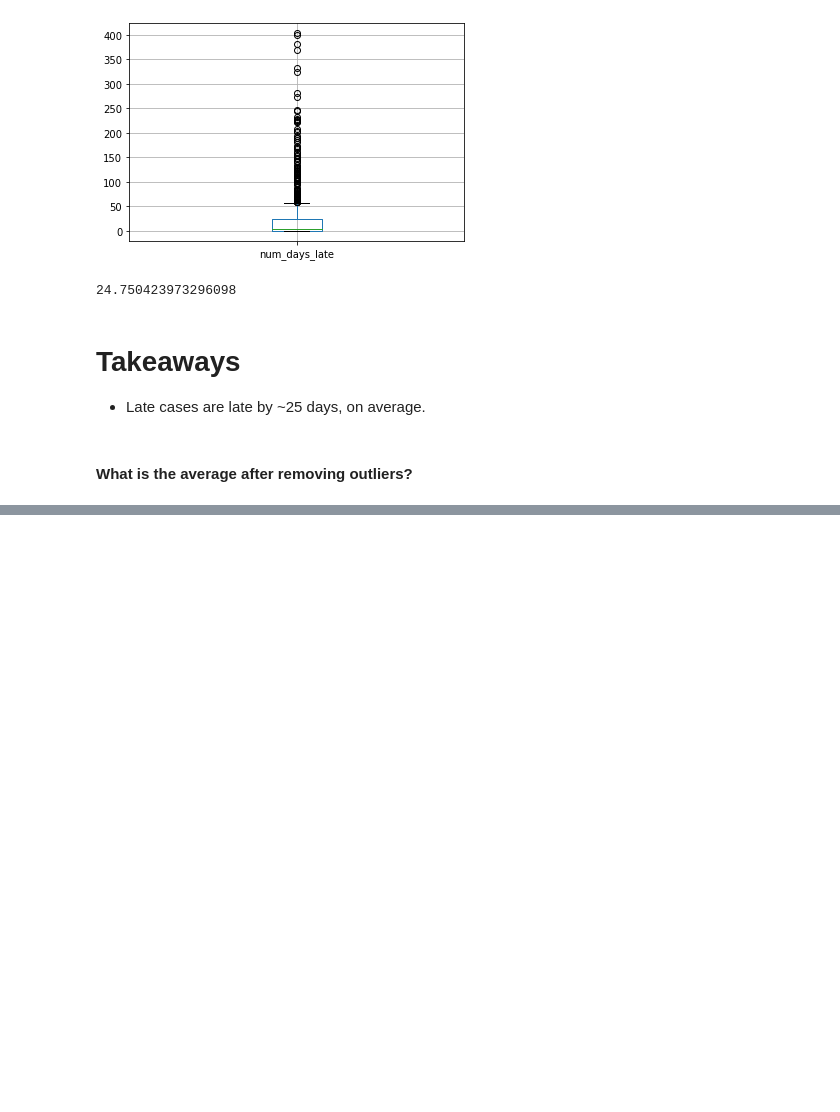
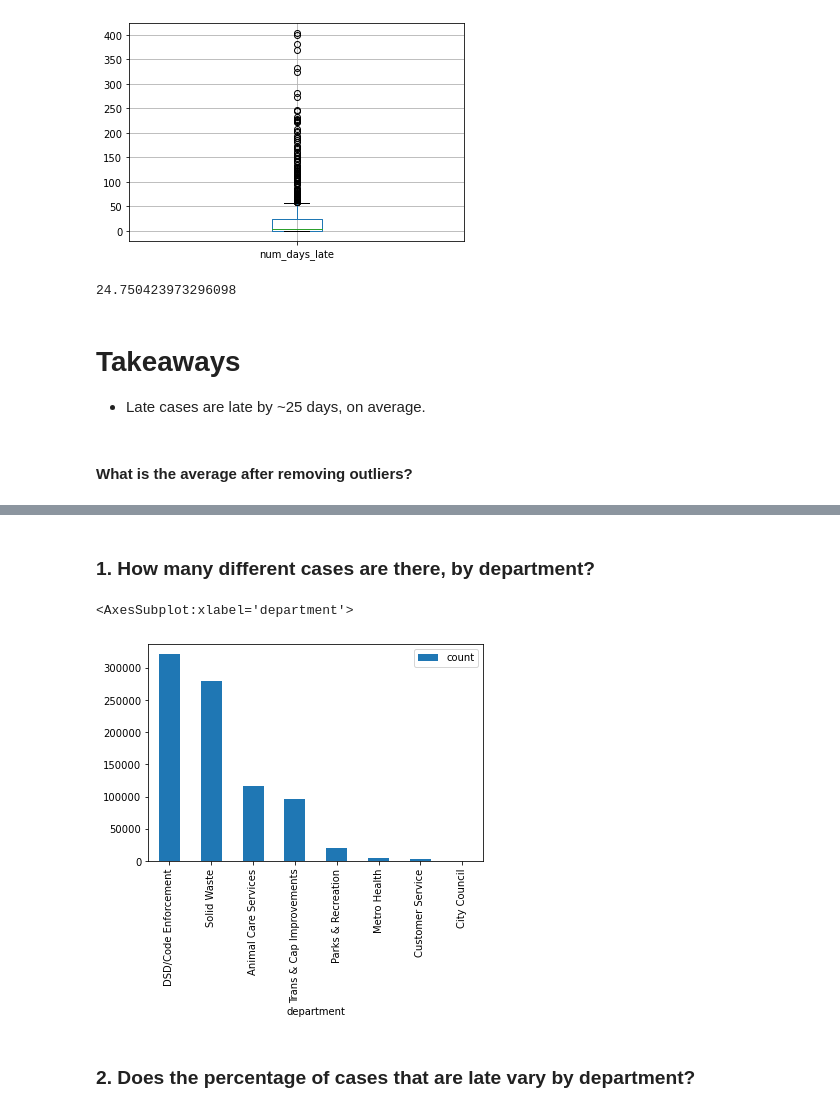
Before and after one commit to brentschriver/spark-exercises, a Jupyter notebook: explore.ipynb, the cells around one changed output, grey strips where cells are left out. Saved outputs shown, nothing was run; the diff lists cells and outputs as text; code cells hidden in the pictures; blank space fills up the shorter version.

```diff
--- a/explore.ipynb
+++ b/explore.ipynb
@@ -279,0 +316,10 @@ def remove_outliers(s, k):
+# %% [markdown]
+### 1. How many different cases are there, by department?
+# %%
+df.groupby('department').count().sort('count', ascending=False).toPandas()\
+.set_index('department').plot.bar()
+# %% [output]
+<AxesSubplot:xlabel='department'>
+[figure, added]
+# %% [markdown]
+### 2. Does the percentage of cases that are late vary by department?
```
Also changed, not shown: parts of 33 cells of this notebook.
